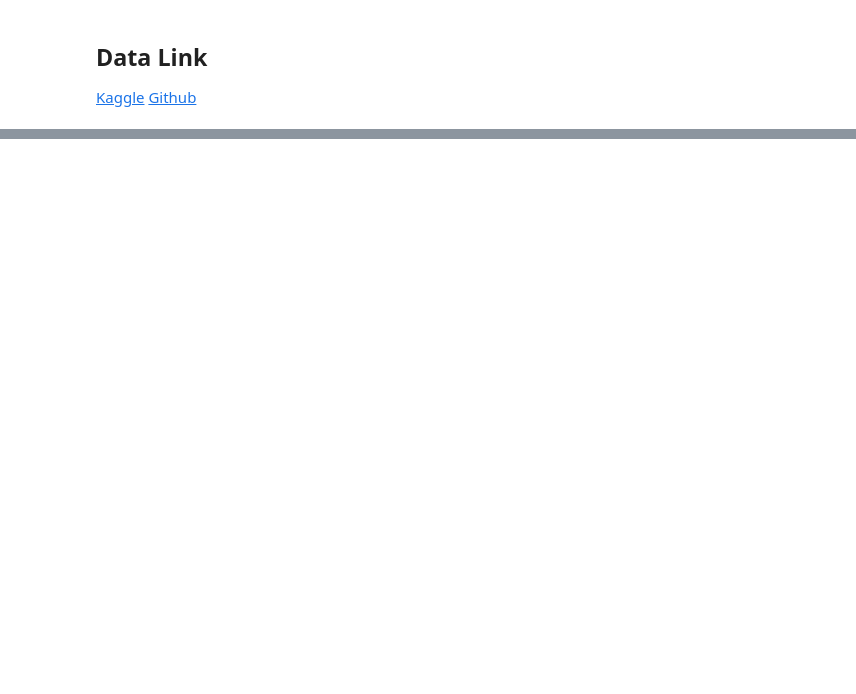
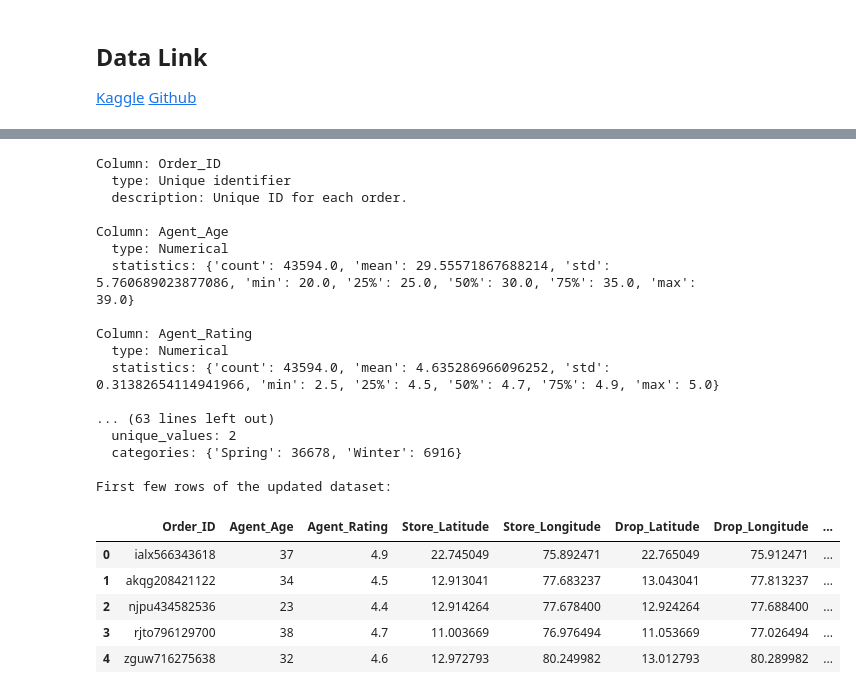
Before and after one commit to AlexPazCodesUCSD/CSE151AGroupProject, a Jupyter notebook: CSE151A_Group_Project_Amazon_Agent_Rating.ipynb, the cells around one changed output, grey strips where cells are left out. Drawn from its saved outputs; the diff is of its cells as text; code cells hidden in the pictures; blank space fills up the shorter version.

```diff
--- a/CSE151A_Group_Project_Amazon_Agent_Rating.ipynb
+++ b/CSE151A_Group_Project_Amazon_Agent_Rating.ipynb
@@ -59,0 +142,78 @@ data = pd.read_csv('amazon_delivery.csv')
+# %%
+# Function to analyze and provide information on each column
+def analyze_column(data, column_name):
+    col_data = data[column_name]
+    col_info = {}
+
+    # Check if the column is numerical
+    if pd.api.types.is_numeric_dtype(col_data):
+        if "latitude" in column_name.lower() or "longitude" in column_name.lower():
+            col_info['type'] = 'Geographical coordinates'
+            col_info['description'] = 'Latitude and longitude values should not be analyzed statistically.'
+        else:
+            col_info['type'] = 'Numerical'
+            col_info['statistics'] = col_data.describe().to_dict()
+
+    # Check if the column is categorical
+    elif pd.api.types.is_string_dtype(col_data):
+        if column_name.lower() == 'order_id':
+            col_info['type'] = 'Unique identifier'
+            col_info['description'] = 'Unique ID for each order.'
+        else:
+            col_info['type'] = 'Categorical'
+            col_info['unique_values'] = col_data.nunique()
+            col_info['categories'] = col_data.value_counts().to_dict()
+
+    # Check if the column is datetime
+    elif pd.api.types.is_datetime64_any_dtype(col_data):
+        col_info['type'] = 'Datetime'
+        col_info['description'] = 'Datetime values for orders and pickups.'
+
+    # Check if the column is time
+    elif pd.api.types.is_object_dtype(col_data) and column_name.lower().endswith('_time'):
+        col_info['type'] = 'Time'
+        col_info['description'] = 'Time values for orders and pickups.'
+
+    else:
+        col_info['type'] = 'Other'
+        col_info['description'] = 'Other type of data.'
+
+    return col_info
+
+column_analysis = {}
+for column in data.columns:
+    column_analysis[column] = analyze_column(data, column)
+
+for column, analysis in column_analysis.items():
+    print(f"Column: {column}")
+    for key, value in analysis.items():
+        print(f"  {key}: {value}")
+    print()
+
+
+print("First few rows of the updated dataset:")
+data.head()
+# %% [output]
+Column: Order_ID
+  type: Unique identifier
+  description: Unique ID for each order.
+
+Column: Agent_Age
+  type: Numerical
+  statistics: {'count': 43594.0, 'mean': 29.55571867688214, 'std': 5.760689023877086, 'min': 20.0, '25%': 25.0, '50%': 30.0, '75%': 35.0, 'max': 39.0}
+
+Column: Agent_Rating
+  type: Numerical
+  statistics: {'count': 43594.0, 'mean': 4.635286966096252, 'std': 0.31382654114941966, 'min': 2.5, '25%': 4.5, '50%': 4.7, '75%': 4.9, 'max': 5.0}
+
+... (63 lines left out)
+  unique_values: 2
+  categories: {'Spring': 36678, 'Winter': 6916}
+
+First few rows of the updated dataset:
+|  | Order_ID | Agent_Age | Agent_Rating | Store_Latitude | Store_Longitude | Drop_Latitude | Drop_Longitude | ... |
+| 0 | ialx566343618 | 37 | 4.9 | 22.745049 | 75.892471 | 22.765049 | 75.912471 | ... |
+| 1 | akqg208421122 | 34 | 4.5 | 12.913041 | 77.683237 | 13.043041 | 77.813237 | ... |
+| 2 | njpu434582536 | 23 | 4.4 | 12.914264 | 77.678400 | 12.924264 | 77.688400 | ... |
+| 3 | rjto796129700 | 38 | 4.7 | 11.003669 | 76.976494 | 11.053669 | 77.026494 | ... |
+| 4 | zguw716275638 | 32 | 4.6 | 12.972793 | 80.249982 | 13.012793 | 80.289982 | ... |
```
Also changed, not shown: parts of 9 cells of this notebook.
